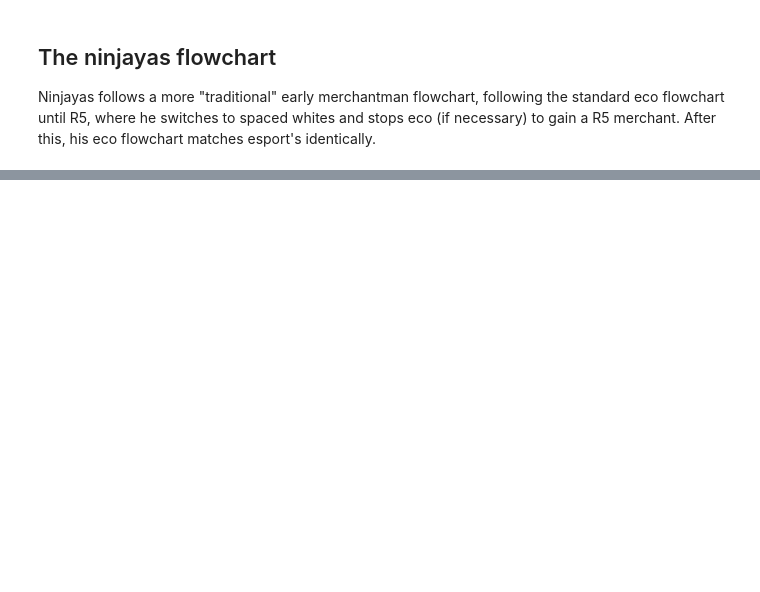
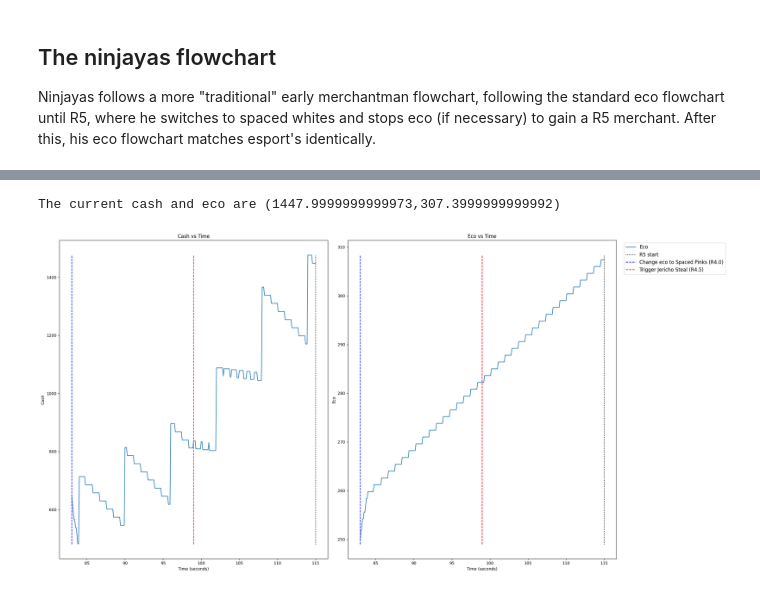
Before and after one commit to redlaserbmBTD/BTDB2_SIMULATOR, a Jupyter notebook: examples/6_game_analysis.ipynb, the cells around one changed output, grey strips where cells are left out. Cells and saved outputs as stored; diff of their text form; code cells hidden in the pictures; blank space fills up the shorter version.

```diff
--- a/examples/6_game_analysis.ipynb
+++ b/examples/6_game_analysis.ipynb
@@ -112,0 +114,24 @@ The current cash and eco are (3496.300000000022,853.2000000000049)
+# %%
+rounds = b2.Rounds(0.5)
+
+buy_queue = [
+    [b2.jerichoSteal(min_buy_time = rounds.getTimeFromRound(4.5), steal_amount=25)]
+]
+
+initial_state_game = {
+    'Cash': 650,
+    'Eco': 250,
+    'Eco Send': b2.ecoSend(send_name='Spaced Pinks'),
+    'Rounds': rounds,
+    'Game Round': 4,
+    'Buy Queue': buy_queue
+}
+
+game_state = b2.GameState(initial_state_game)
+game_state.fastForward(target_round = 5)
+game_state.viewCashEcoHistory((24,12))
+print("The current cash and eco are (%s,%s)"%(game_state.cash, game_state.eco))
+b2.writeLog(game_state.logs, filename = 'jeri_steal')
+# %% [output]
+The current cash and eco are (1447.9999999999973,307.3999999999992)
+[figure, added]
```
Also changed, not shown: parts of 4 cells of this notebook, 13 other files.
